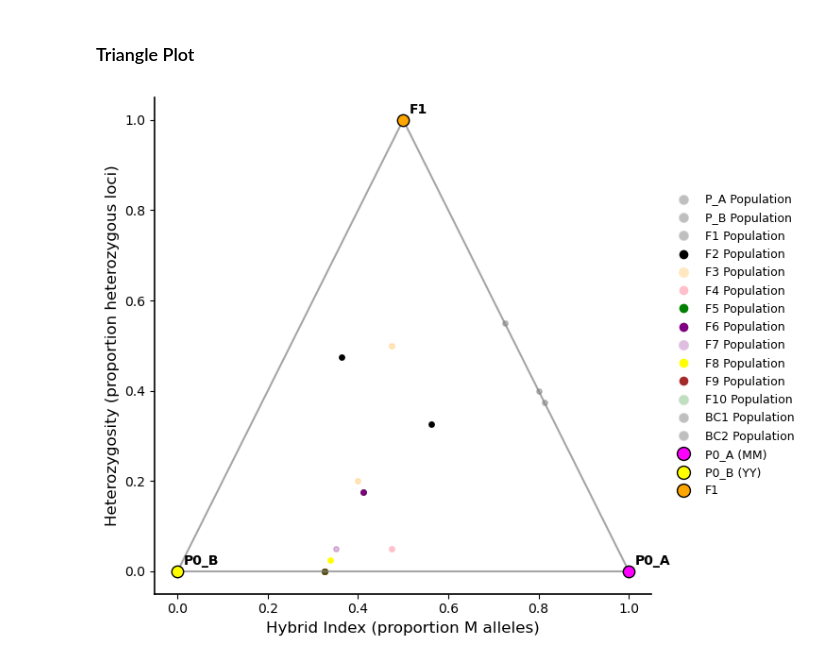
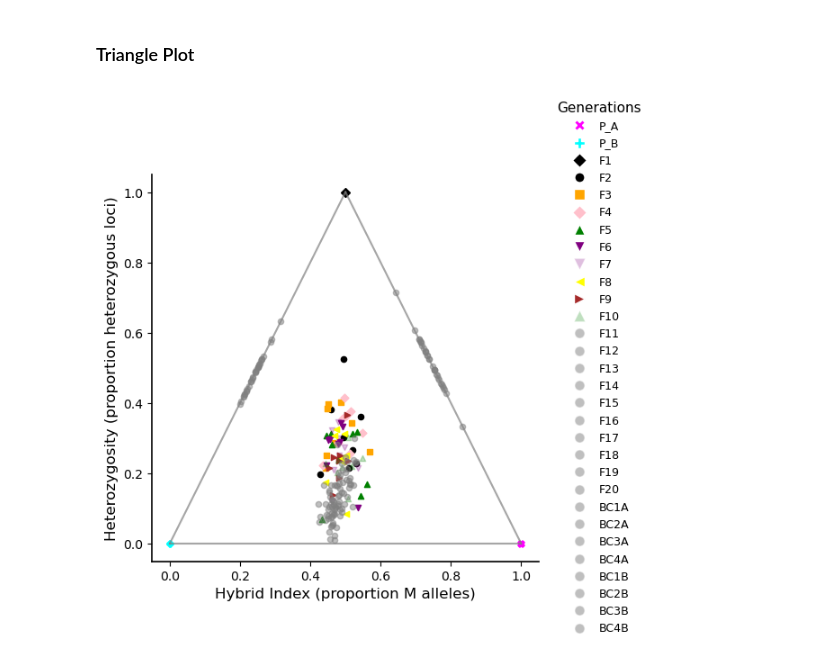
Before and after one commit to sophiagray2001/hybrid_sim_project, a Jupyter notebook: full_sim.ipynb, the cells around one changed output. Drawn from its saved outputs; the diff is of its cells as text; code cells hidden in the pictures.

```diff
--- a/full_sim.ipynb
+++ b/full_sim.ipynb
@@ -388,7 +580,21 @@ F1 Population | Count: 5 | Mean HI: 0.500 (±0.000), Mean HET: 1.000 (±0.000)
 # %%
 def calculate_hi_het(population):
+    """
+    Calculate the hybrid index (HI) and heterozygosity (HET) for each individual in a population.
+
+    Args:
+        population (list of Individual): The population of individuals to analyze.
+
+    Returns:
+        tuple: Two lists containing the HI and HET values for each individual, respectively.
+    """
+    # Calculate hybrid index for each individual by calling their method
     hi_list = [ind.calculate_hybrid_index() for ind in population]
+
+    # Calculate heterozygosity for each individual by calling their method
     het_list = [ind.calculate_heterozygosity() for ind in population]
+
+    # Return the lists of HI and HET values
     return hi_list, het_list
 # %%
 # Generation Setup
@@ -404,17 +617,13 @@ print(generation_plan)
 # %%
+# Simulate forward generations first
 populations = simulate_generations(
-    initial_pop_A=None,
-    initial_pop_B=None,
-    generation_plan=generation_plan,
-    num_offspring_per_cross=2,
-    num_chromosomes=2,
+    initial_pop_A=pure_pop_A,
+    initial_pop_B=pure_pop_B,
+    generation_plan=forward_plan,
+    num_offspring_per_cross=8,
+    num_chromosomes=10,
     recomb_event_probabilities=recomb_event_probabilities,
     recomb_probabilities=recomb_probabilities,
-    existing_populations={
-        'P_A': pure_pop_A,
-        'P_B': pure_pop_B,
-        'F1': f1_pop
-    },
     verbose=True
 )
 # %% [output]
@@ -431,0 +647,11 @@ BC2 created with 2 individuals from parents ('BC1', 'P_A') | Mean HI: 0.906 (±0
+# %%
+# Then simulate backcrosses, passing existing populations
+populations = simulate_generations(
+    generation_plan=combined_BC_plan,
+    num_offspring_per_cross=8,
+    num_chromosomes=10,
+    recomb_event_probabilities=recomb_event_probabilities,
+    recomb_probabilities=recomb_probabilities,
+    existing_populations=populations,  # Pass forward gens
+    verbose=True
+)
@@ -529,9 +790,6 @@ def plot_hi_het_triangle_all_generations(all_generations_data, p0_a_stats, p0_b_
 # %%
 plot_hi_het_triangle_all_generations(
     all_generations_data,
-    p0_a_stats=(p0_a_hi, p0_a_het),
-    p0_b_stats=(p0_b_hi, p0_b_het),
-    f1_stats=(f1_hi, f1_het)
 )
 # %% [output]
-[figure, old version]
+[figure, new version]
```
Also changed, not shown: parts of 16 cells of this notebook.
